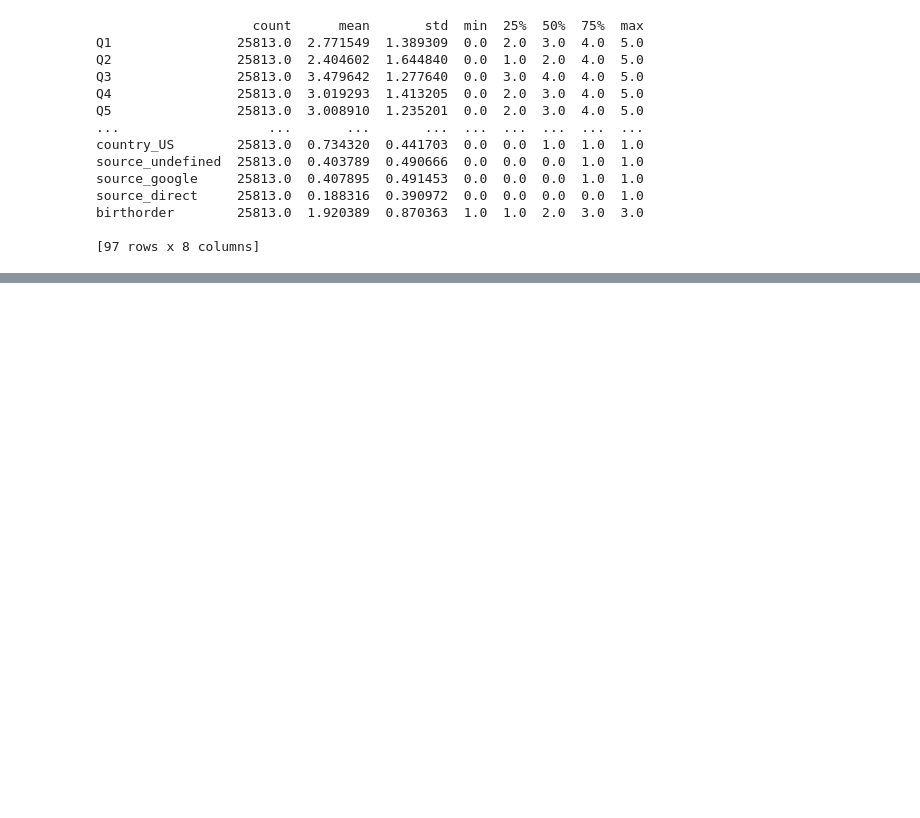
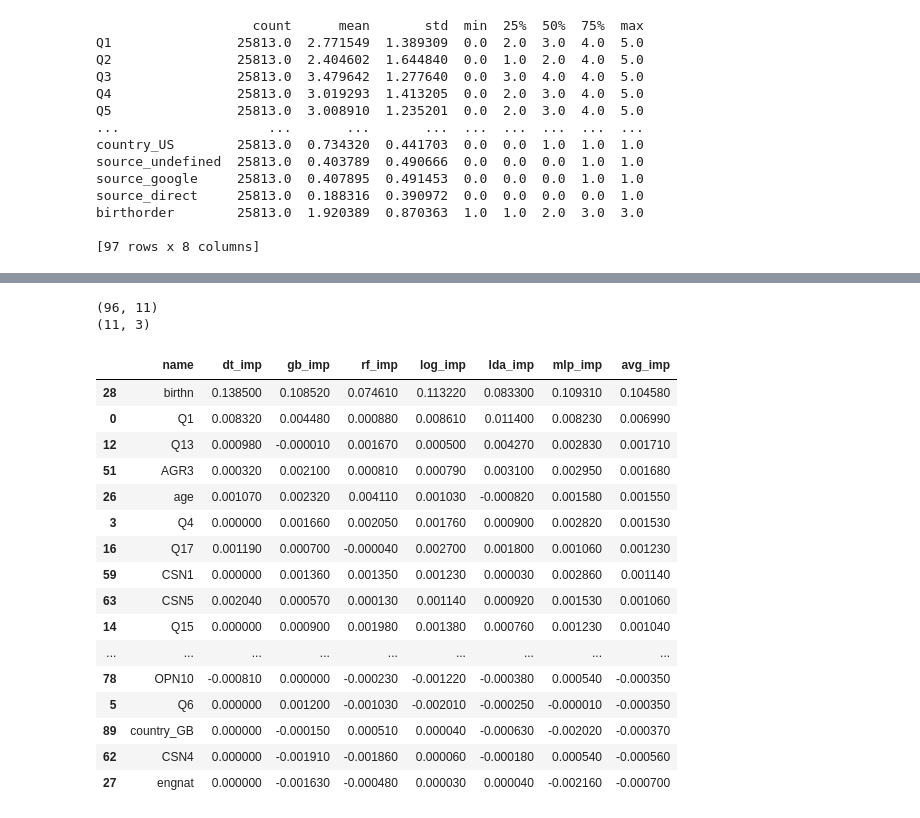
Before and after one commit to lgarzia/explainability, a Jupyter notebook: IML_Chap4.ipynb, the cells around one changed output, grey strips where cells are left out. Cells and saved outputs as stored; diff of their text form; code cells hidden in the pictures; blank space fills up the shorter version.

```diff
--- a/IML_Chap4.ipynb
+++ b/IML_Chap4.ipynb
@@ -73,0 +325,6 @@ random_forest = ensemble.RandomForestClassifier(max_depth=11, n_estimators=300,
+# %%
+print(class_models['mlp']['fitted'][1].coefs_[0].shape)
+print(class_models['mlp']['fitted'][1].coefs_[1].shape)
+# %% [output]
+(96, 11)
+(11, 3)
@@ -73,0 +342,39 @@ random_forest = ensemble.RandomForestClassifier(max_depth=11, n_estimators=300,
+# %%
+perm_imp_df = pd.DataFrame({
+                'name': X_train.columns,\
+                'dt_imp': class_models['decision_tree']['importances_mean'],\
+                'gb_imp': class_models['gradient_boosting']['importances_mean'],\
+                'rf_imp': class_models['random_forest']['importances_mean'],\
+                'log_imp': class_models['logistic']['importances_mean'],\
+                'lda_imp': class_models['lda']['importances_mean'],\
+                'mlp_imp': class_models['mlp']['importances_mean']}).\
+            reset_index(drop=True)
+# %%
+perm_imp_df['avg_imp'] = (perm_imp_df['dt_imp'] + perm_imp_df['gb_imp'] +\
+                         perm_imp_df['rf_imp'] + perm_imp_df['log_imp'] +\
+                         perm_imp_df['lda_imp'] + perm_imp_df['mlp_imp'])/6
+# %%
+perm_imp_sorted_df = perm_imp_df.round(5).\
+    sort_values(by='avg_imp', ascending=False)
+perm_imp_sorted_df.style.\
+    background_gradient(cmap='viridis_r', low=0, high=0.2,\
+                        subset=['dt_imp', 'gb_imp', 'rf_imp',\
+                                'log_imp', 'lda_imp', 'mlp_imp'])
+# %% [output]
+|  | name | dt_imp | gb_imp | rf_imp | log_imp | lda_imp | mlp_imp | avg_imp |
+| 28 | birthn | 0.138500 | 0.108520 | 0.074610 | 0.113220 | 0.083300 | 0.109310 | 0.104580 |
+| 0 | Q1 | 0.008320 | 0.004480 | 0.000880 | 0.008610 | 0.011400 | 0.008230 | 0.006990 |
+| 12 | Q13 | 0.000980 | -0.000010 | 0.001670 | 0.000500 | 0.004270 | 0.002830 | 0.001710 |
+| 51 | AGR3 | 0.000320 | 0.002100 | 0.000810 | 0.000790 | 0.003100 | 0.002950 | 0.001680 |
+| 26 | age | 0.001070 | 0.002320 | 0.004110 | 0.001030 | -0.000820 | 0.001580 | 0.001550 |
+| 3 | Q4 | 0.000000 | 0.001660 | 0.002050 | 0.001760 | 0.000900 | 0.002820 | 0.001530 |
+| 16 | Q17 | 0.001190 | 0.000700 | -0.000040 | 0.002700 | 0.001800 | 0.001060 | 0.001230 |
+| 59 | CSN1 | 0.000000 | 0.001360 | 0.001350 | 0.001230 | 0.000030 | 0.002860 | 0.001140 |
+| 63 | CSN5 | 0.002040 | 0.000570 | 0.000130 | 0.001140 | 0.000920 | 0.001530 | 0.001060 |
+| 14 | Q15 | 0.000000 | 0.000900 | 0.001980 | 0.001380 | 0.000760 | 0.001230 | 0.001040 |
+| ... | ... | ... | ... | ... | ... | ... | ... | ... |
+| 78 | OPN10 | -0.000810 | 0.000000 | -0.000230 | -0.001220 | -0.000380 | 0.000540 | -0.000350 |
+| 5 | Q6 | 0.000000 | 0.001200 | -0.001030 | -0.002010 | -0.000250 | -0.000010 | -0.000350 |
+| 89 | country_GB | 0.000000 | -0.000150 | 0.000510 | 0.000040 | -0.000630 | -0.002020 | -0.000370 |
+| 62 | CSN4 | 0.000000 | -0.001910 | -0.001860 | 0.000060 | -0.000180 | 0.000540 | -0.000560 |
+| 27 | engnat | 0.000000 | -0.001630 | -0.000480 | 0.000030 | 0.000040 | -0.002160 | -0.000700 |
```
Also changed, not shown: parts of 33 cells of this notebook.
